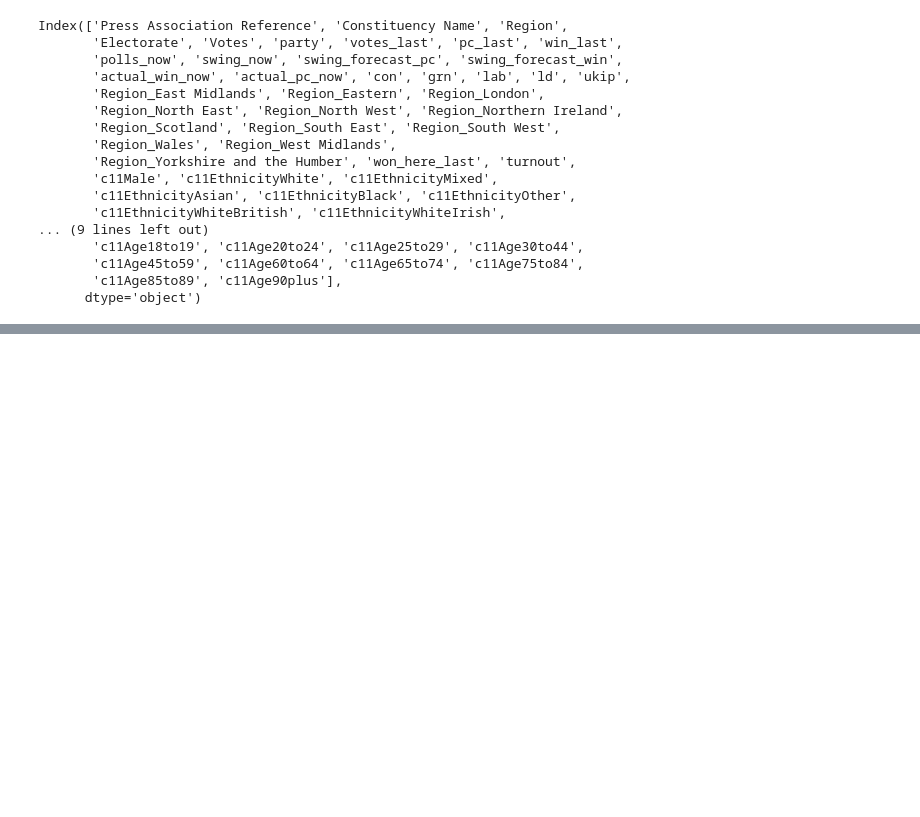
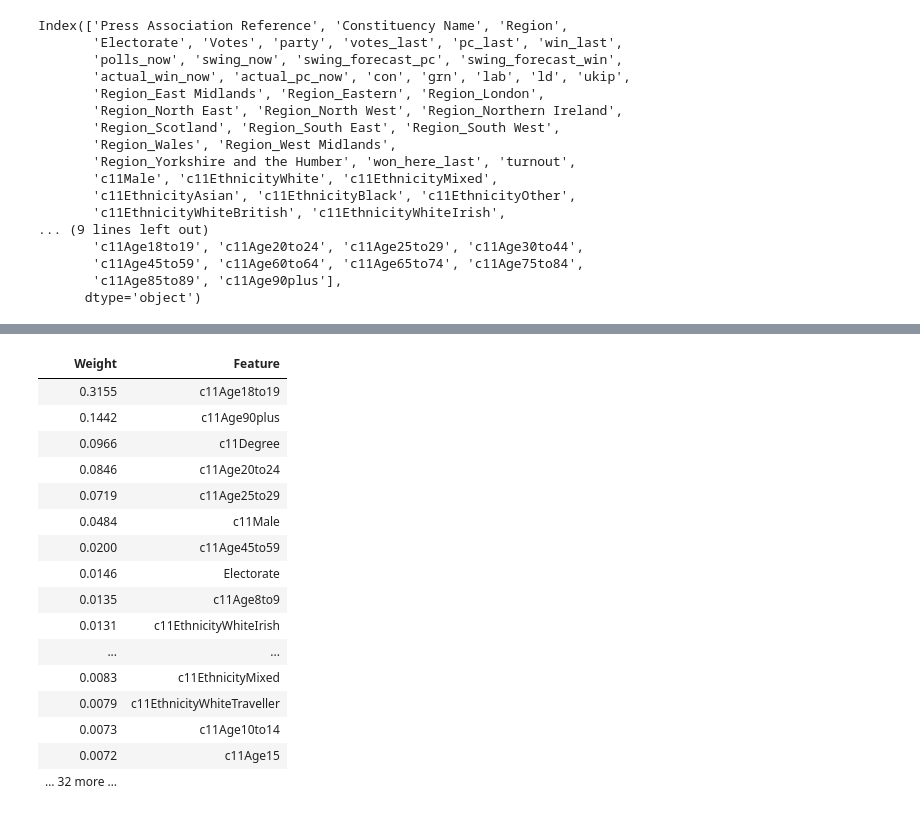
Before and after one commit to maalbadri/LGBM_DemocracyHackathon, a Jupyter notebook: LGBM_VoterTurnout_UK2017GE.ipynb, the cells around one changed output, grey strips where cells are left out. Saved outputs shown, nothing was run; the diff lists cells and outputs as text; code cells hidden in the pictures; blank space fills up the shorter version.

```diff
--- a/LGBM_VoterTurnout_UK2017GE.ipynb
+++ b/LGBM_VoterTurnout_UK2017GE.ipynb
@@ -212,0 +182,23 @@ model = LGBMRegressor(n_estimators=463)
+# %%
+from sklearn.model_selection import GroupKFold, KFold
+lgbm = LGBMRegressor(n_estimators=10000, learning_rate=0.01)
+train_data = df.drop(["turnout", "Votes"], axis=1)
+for train_idx, val_idx in GroupKFold(3).split(df, groups=df["Constituency Name"]):
+    lgbm.fit(
+        df.drop(["turnout", "Votes"], axis=1).iloc[train_idx],
+        df.turnout.iloc[train_idx],
+        eval_set=[
+            (
+                df.drop(["turnout", "Votes"], axis=1).iloc[train_idx],
+                df.turnout.iloc[train_idx],
+            ),
+            (
+                df.drop(["turnout", "Votes"], axis=1).iloc[val_idx],
+                df.turnout.iloc[val_idx],
+            ),
+        ],
+        eval_metric="mae",
+        early_stopping_rounds=100,
+        verbose=100,
+    )
+    break
@@ -253,0 +261,21 @@ plt.show()
+# %%
+from eli5 import explain_weights
+explain_weights(lgbm)
+# %% [output]
+| Weight | Feature |
+| 0.3155 | c11Age18to19 |
+| 0.1442 | c11Age90plus |
+| 0.0966 | c11Degree |
+| 0.0846 | c11Age20to24 |
+| 0.0719 | c11Age25to29 |
+| 0.0484 | c11Male |
+| 0.0200 | c11Age45to59 |
+| 0.0146 | Electorate |
+| 0.0135 | c11Age8to9 |
+| 0.0131 | c11EthnicityWhiteIrish |
+| ... | ... |
+| 0.0083 | c11EthnicityMixed |
+| 0.0079 | c11EthnicityWhiteTraveller |
+| 0.0073 | c11Age10to14 |
+| 0.0072 | c11Age15 |
+| … 32 more … |  |
```
Also changed, not shown: parts of 11 cells of this notebook, 1 other file.
